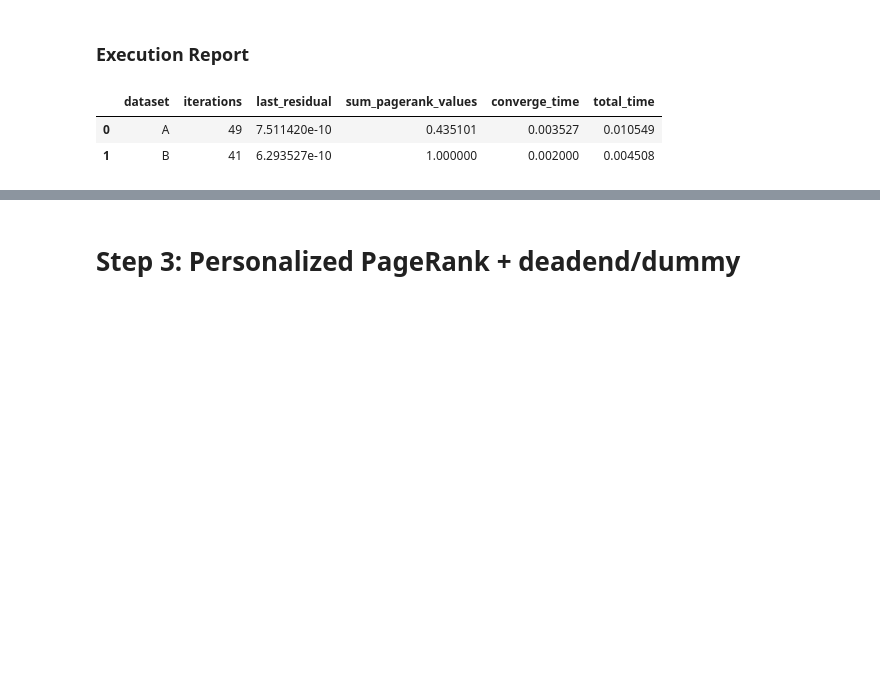
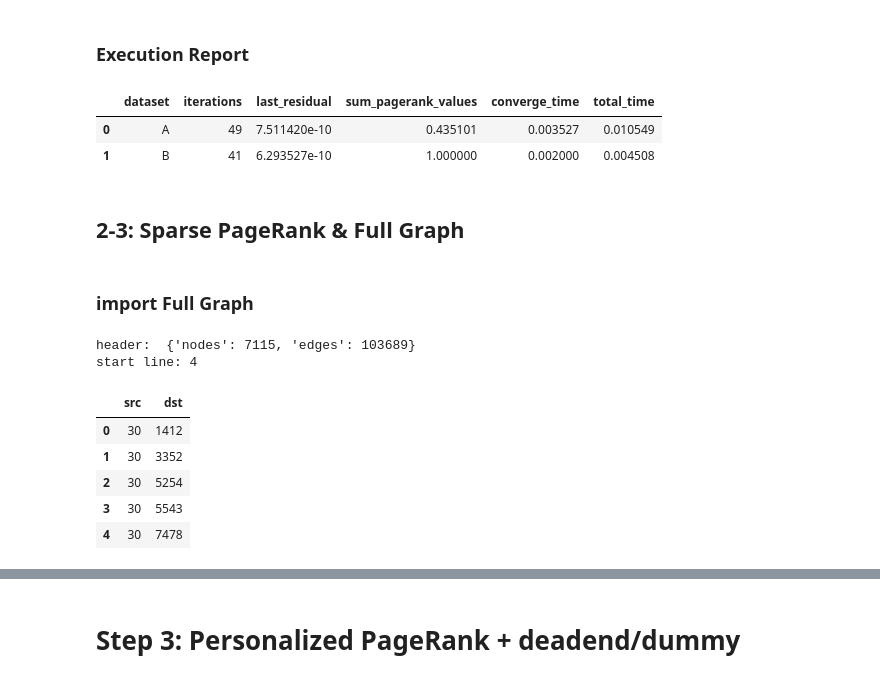
Before and after one commit to pouriaSameti/Mathematics-For-Data-Science, a Jupyter notebook: Project 3/notebook.ipynb, the cells around one changed output, grey strips where cells are left out. Cells and saved outputs as stored; diff of their text form; code cells hidden in the pictures; blank space fills up the shorter version.

Commit message:
Project 3: preprocess Full Graph. build CSR from full graph.

```diff
--- a/Project 3/notebook.ipynb
+++ b/Project 3/notebook.ipynb
@@ -626,3 +626,40 @@ pagerank_sparce_report_df
 |  | dataset | iterations | last_residual | sum_pagerank_values | converge_time | total_time |
 | 0 | A | 49 | 7.511420e-10 | 0.435101 | 0.003527 | 0.010549 |
 | 1 | B | 41 | 6.293527e-10 | 1.000000 | 0.002000 | 0.004508 |
+# %% [markdown]
+## 2-3: Sparse PageRank & Full Graph
+# %% [markdown]
+### import Full Graph
+# %%
+import re
+
+header_info = {}
+df_start_line = 0
+
+with open("dataset/wiki-Vote.txt", "rt") as f:
+    for i, line in enumerate(f):
+        if not line.startswith("#"):
+            df_start_line = i
+            break
+
+        if "Nodes:" in line and "Edges:" in line:
+            match = re.search(r"Nodes:\s*(\d+)\s*Edges:\s*(\d+)", line)
+            if match:
+                header_info["nodes"] = int(match.group(1))
+                header_info["edges"] = int(match.group(2))
+
+print('header: ', header_info)
+print('start line:', df_start_line)
+# %% [output]
+header:  {'nodes': 7115, 'edges': 103689}
+start line: 4
+# %%
+edges = pd.read_csv("dataset/wiki-Vote.txt.gz", sep="\t", header=None, names=["src", "dst"], skiprows=df_start_line)
+edges.head()
+# %% [output]
+|  | src | dst |
+| 0 | 30 | 1412 |
+| 1 | 30 | 3352 |
+| 2 | 30 | 5254 |
+| 3 | 30 | 5543 |
+| 4 | 30 | 7478 |
```
Also changed, not shown: parts of 6 cells of this notebook.
